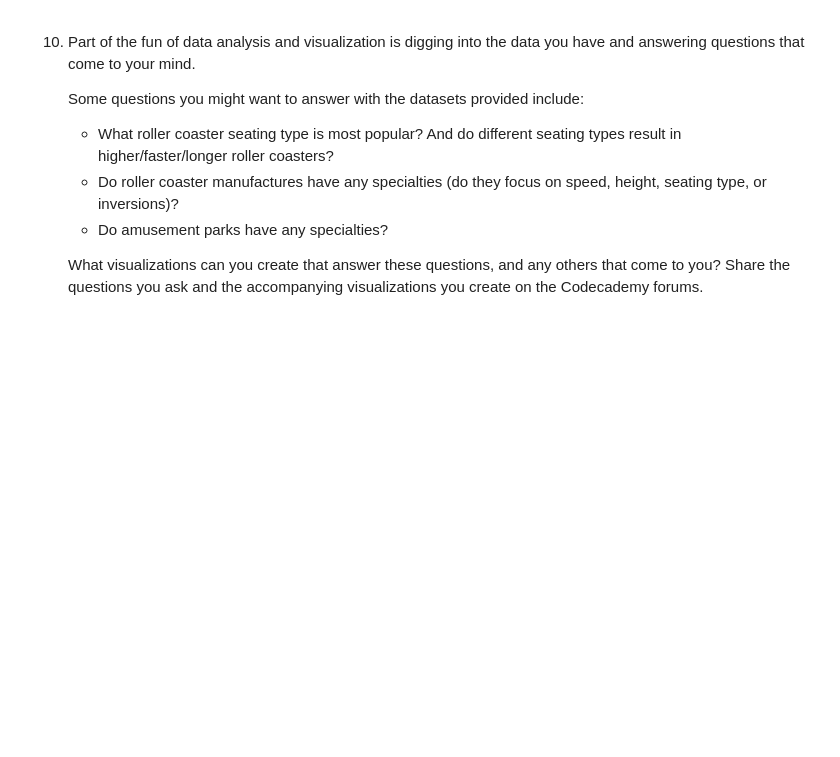
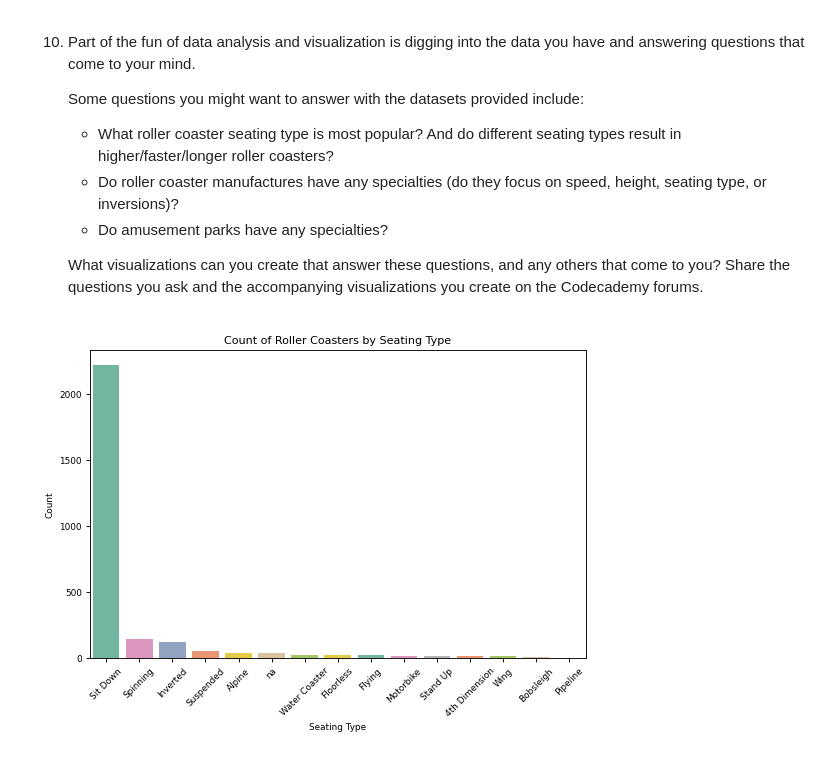
Before and after one commit to 7086600/roller_coaster_project, a Jupyter notebook: roller_coaster.ipynb, the cells around one changed output. Saved outputs shown, nothing was run; the diff lists cells and outputs as text; code cells hidden in the pictures; blank space fills up the shorter version.

Commit message:
countplot: What roller coaster seating type is most popular?

```diff
--- a/roller_coaster.ipynb
+++ b/roller_coaster.ipynb
@@ -370,3 +370,14 @@ plot_scatter(rc_df, 'speed', 'length')
     - Do amusement parks have any specialties?
 
     What visualizations can you create that answer these questions, and any others that come to you? Share the questions you ask and the accompanying visualizations you create on the Codecademy forums.
+# %%
+# What roller coaster seating type is most popular?
+ax = sns.countplot(rc_df, x='seating_type', hue='seating_type', palette='Set2', order=rc_df['seating_type'].value_counts().index)
+plt.title('Count of Roller Coasters by Seating Type')
+plt.xlabel('Seating Type')
+ax.set_xticks(range(len(rc_df['seating_type'].value_counts().index)))
+ax.set_xticklabels(rc_df['seating_type'].value_counts().index, rotation=45)
+plt.ylabel('Count')
+plt.show()
+# %% [output]
+[figure, added]
```
